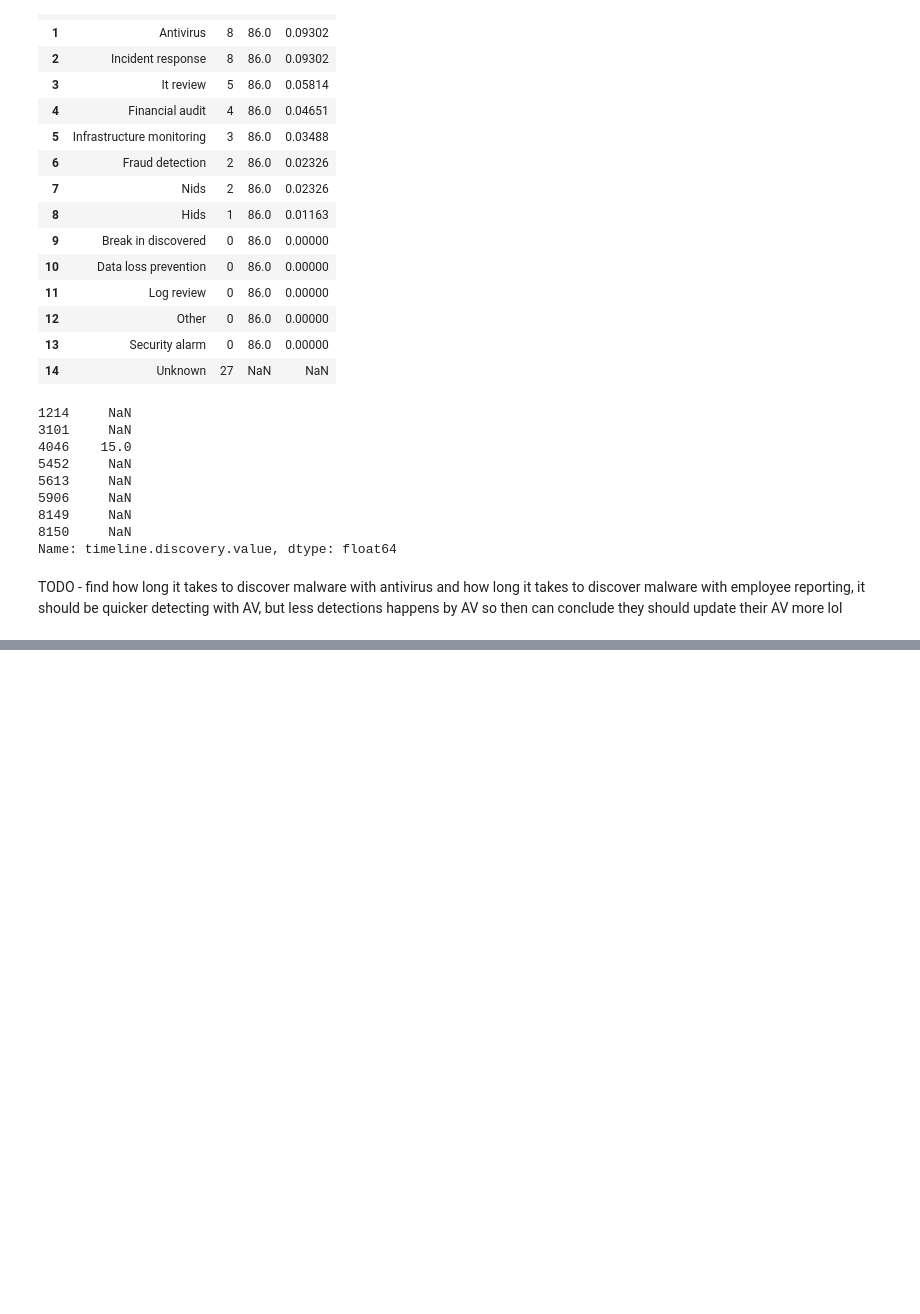
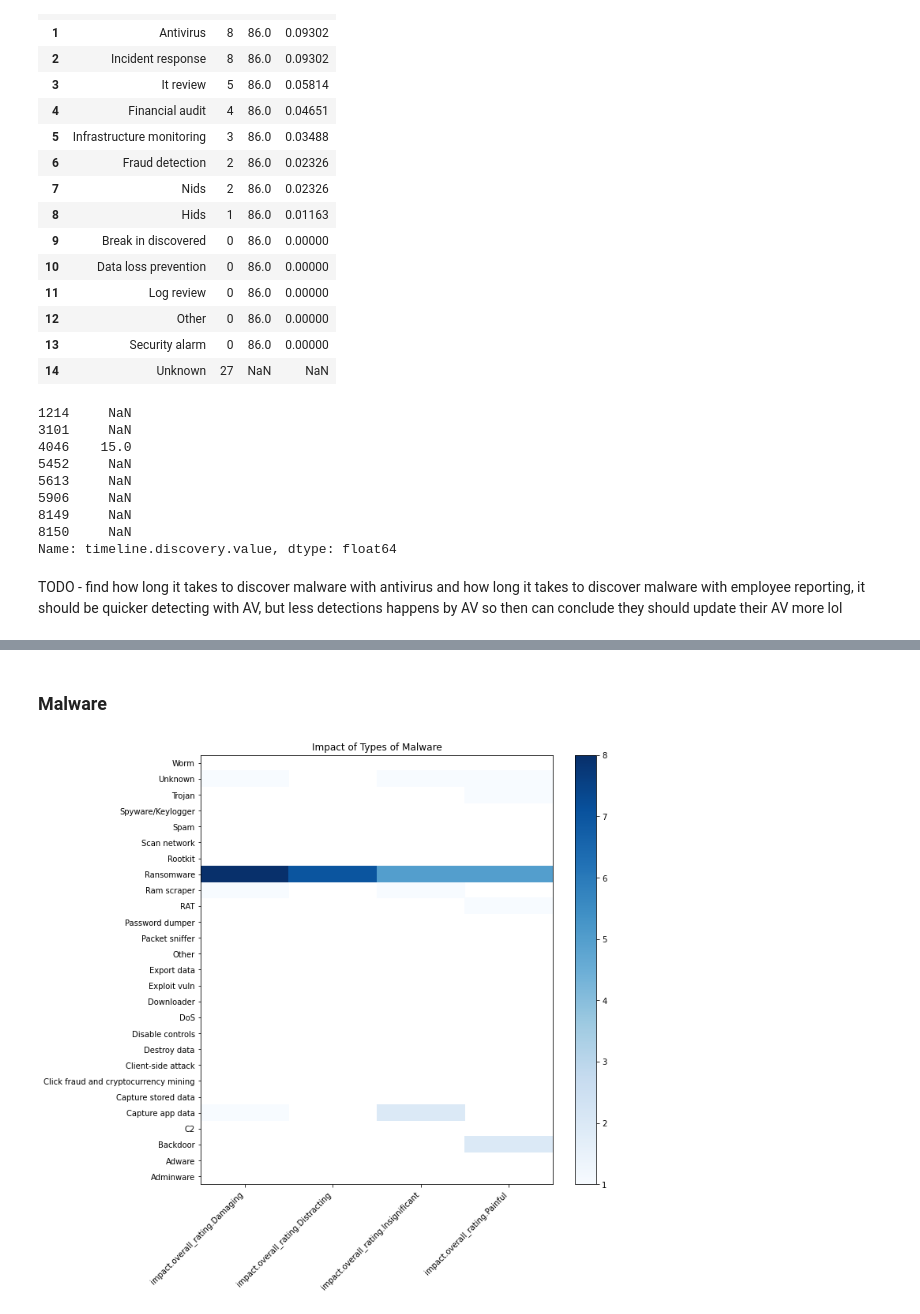
Before and after one commit to rossbroom99/cs407, a Jupyter notebook: cs407.ipynb, the cells around one changed output, grey strips where cells are left out. Cells and saved outputs as stored; diff of their text form; code cells hidden in the pictures; blank space fills up the shorter version.

```diff
--- a/cs407.ipynb
+++ b/cs407.ipynb
@@ -436,0 +476,22 @@ plt.rcParams["figure.figsize"] = (10,10)
+# %% [markdown]
+### Malware
+# %%
+malware = v.enum_summary(df, 'action.malware.variety', by='impact.overall_rating')
+malware = malware[malware['x'] > 0] #remove enums with no data
+# malware.head(50)
+malware_xtab = pd.pivot_table(malware, values='x', index=['enum'],
+                    columns=['by'], aggfunc=np.sum)
+malware_xtab = malware_xtab.drop('impact.overall_rating.Unknown', axis=1)
+
+malware_fig = plt.pcolor(malware_xtab, cmap=cm.Blues)
+plt.yticks(np.arange(0.5,len(malware_xtab.index), 1), malware_xtab.index)
+plt.xticks(np.arange(0.5,len(malware_xtab.columns), 1), malware_xtab.columns, rotation=45, ha="right")
+cb = plt.colorbar()
+plt.title('Impact of Types of Malware', color='black')
+plt.rcParams["figure.figsize"] = (10,10)
+# plt.rcParams["figure.figsize"] = (6,6)
+# plt.tick_params(axis='x', colors='white')
+# plt.tick_params(axis='y', colors='white')
+# cb.ax.yaxis.set_tick_params(colors='white')
+# %% [output]
+[figure, added]
```
Also changed, not shown: parts of 16 cells of this notebook.
